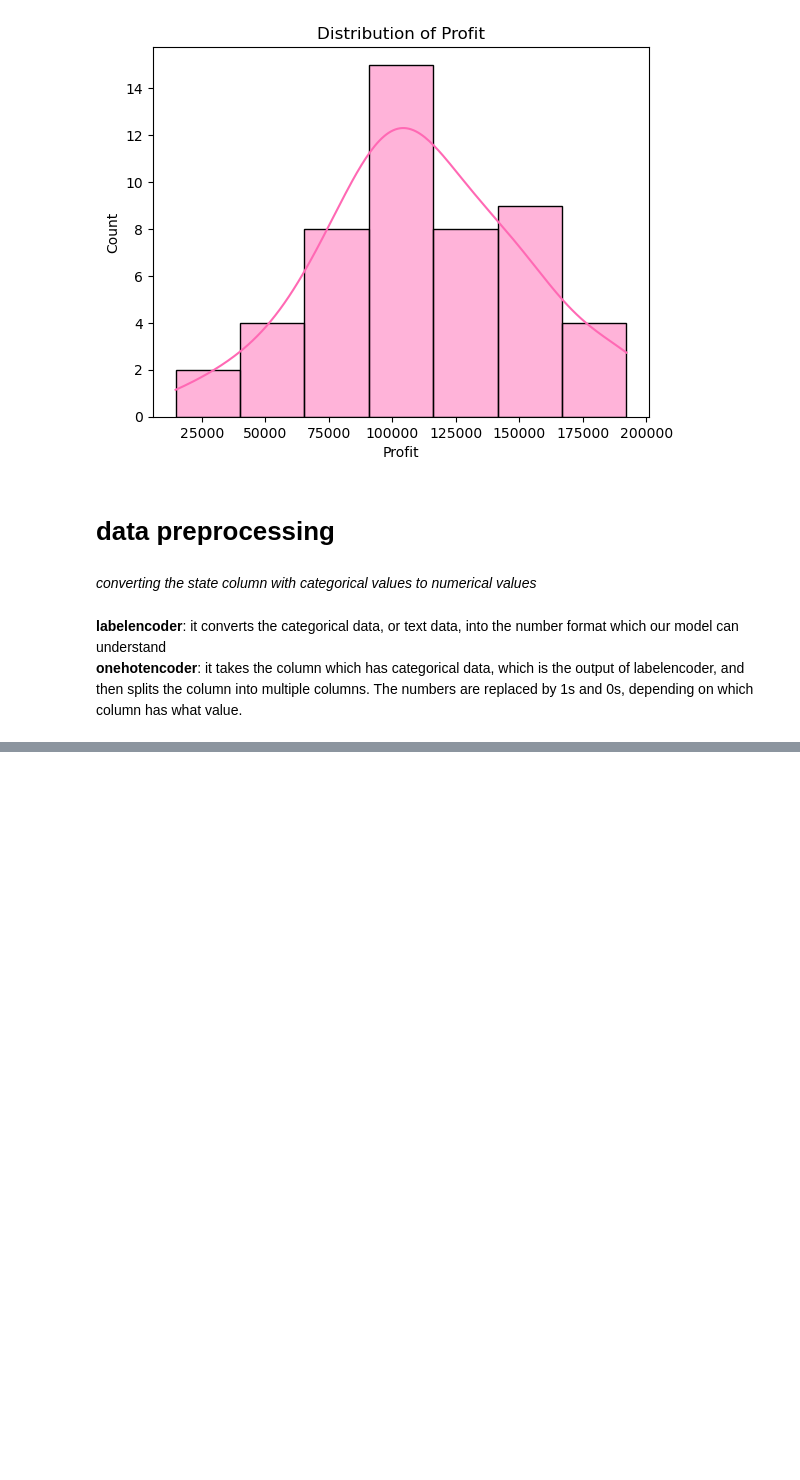
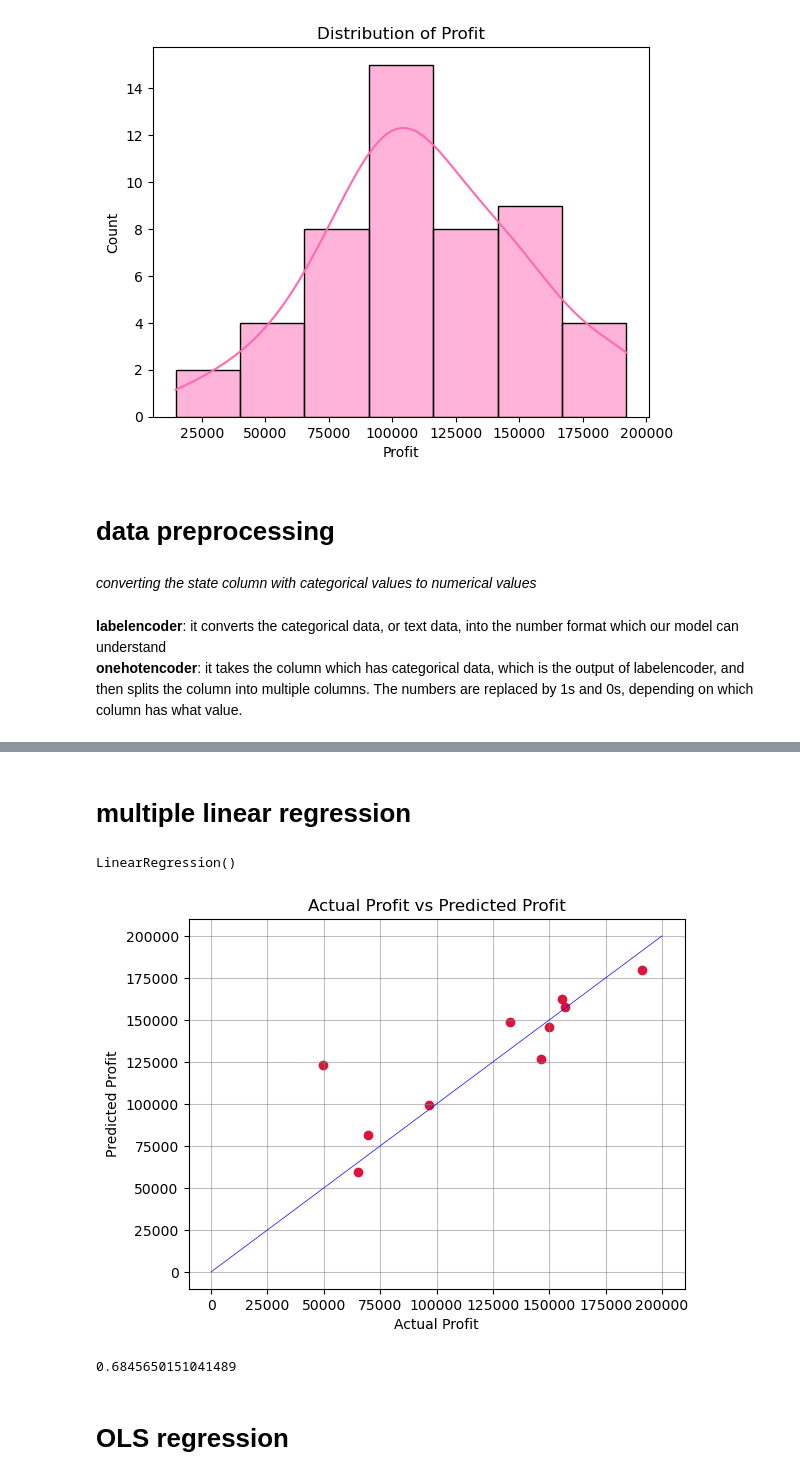
Before and after one commit to xizzax/Predictions-of-Startup-Profits, a Jupyter notebook: project.ipynb, the cells around one changed output, grey strips where cells are left out. Saved outputs shown, nothing was run; the diff lists cells and outputs as text; code cells hidden in the pictures; blank space fills up the shorter version.

```diff
--- a/project.ipynb
+++ b/project.ipynb
@@ -364,0 +374,8 @@ state
+# %%
+# separating dependent and independent variables
+X = dataset.drop(['Profit'], axis=1)
+Y = dataset['Profit']
+
+# converting both to numpy array
+X = X.values
+Y = Y.values
@@ -364,0 +416,4 @@ state
+# %%
+X_train, X_test, Y_train, Y_test = train_test_split(X, Y, test_size=0.2, random_state=26)
+# %% [markdown]
+# multiple linear regression
@@ -364,0 +422,29 @@ state
+# %%
+lr = LinearRegression()
+lr.fit(X_train, Y_train)
+# %% [output]
+LinearRegression()
+# %%
+# predct Y-test
+Y_pred_LR = lr.predict(X_test)
+# %%
+# scatter plot for each dependent variable againt predcited variable
+plt.scatter(Y_test, Y_pred_LR, color='crimson')
+# straight line through
+plt.plot([0, 200000], [0, 200000], color='blue', linewidth=0.5)
+plt.xlabel('Actual Profit')
+plt.grid(True, color="gray", alpha=0.5)
+plt.ylabel('Predicted Profit')
+plt.title('Actual Profit vs Predicted Profit')
+plt.show()
+# %% [output]
+[figure, added]
+# %%
+# r2 score
+from sklearn.metrics import r2_score
+
+r2_score(Y_test, Y_pred_LR)
+# %% [output]
+0.6845650151041489
+# %% [markdown]
+# OLS regression
```
Also changed, not shown: parts of 25 cells of this notebook.
